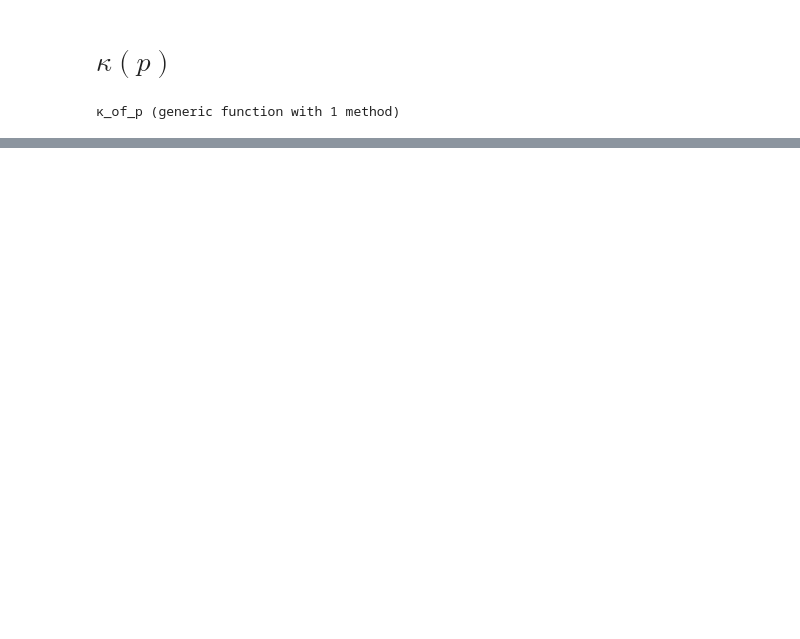
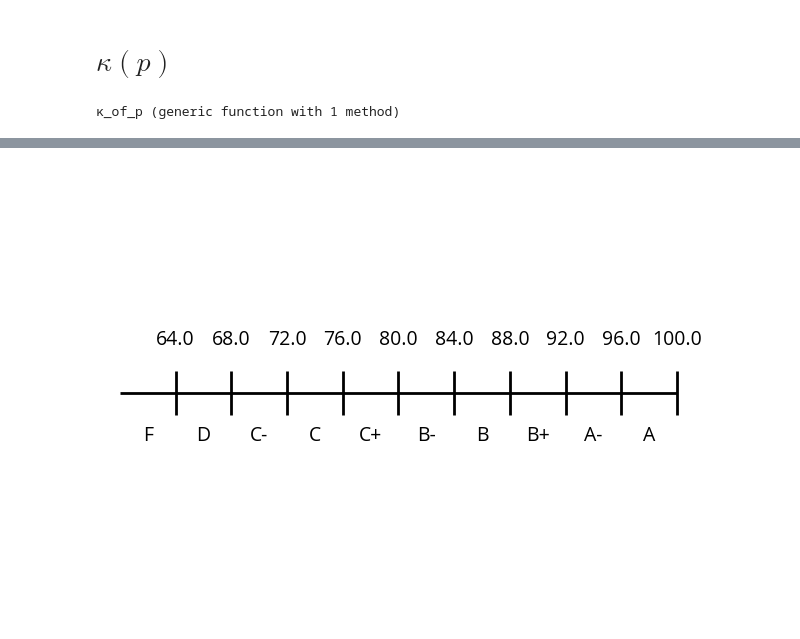
Before and after one commit to SimonEnsemble/nonlinear_sensing, a Jupyter notebook: one_d_sensing/1D sensing.ipynb, the cells around one changed output, grey strips where cells are left out. Cells and saved outputs as stored; diff of their text form; code cells hidden in the pictures; blank space fills up the shorter version.

```diff
--- a/one_d_sensing/1D sensing.ipynb
+++ b/one_d_sensing/1D sensing.ipynb
@@ -235,0 +254,28 @@ PyObject Text(0.5, 1.02, 'HKUST-1')
+# %%
+letters = ["F", "D", "C-", "C", "C+", "B-", "B", "B+", "A-", "A"]
+a = range(0.6, 1.0, length=length(letters) + 1) * 100
+# set up the figure
+fig = figure()
+ax = fig.add_subplot(111)
+ax.set_xlim(60-1.0, 100+1)
+ax.set_ylim(-5, 5)
+# draw lines
+xmin = 60 #min(a)
+xmax = 100
+bar_height = 1
+plt.hlines(0.0, xmin, xmax)
+# draw a point on the line
+y_letters = 1.0
+for gd in a[2:end]
+    plt.vlines(gd, - bar_height / 2., bar_height / 2., lw=2)
+    plt.text(gd, bar_height * 1.1, gd, horizontalalignment="center")
+end
+for i = 1:length(letters)
+    plt.text((a[i]+a[i+1])/2, -bar_height * 1.1, letters[i], horizontalalignment="center")
+end
+plt.xticks(a)
+plt.axis("off")
+plt.tight_layout()
+plt.show()
+# %% [output]
+[figure, added]
```
Also changed, not shown: parts of 5 cells of this notebook.
